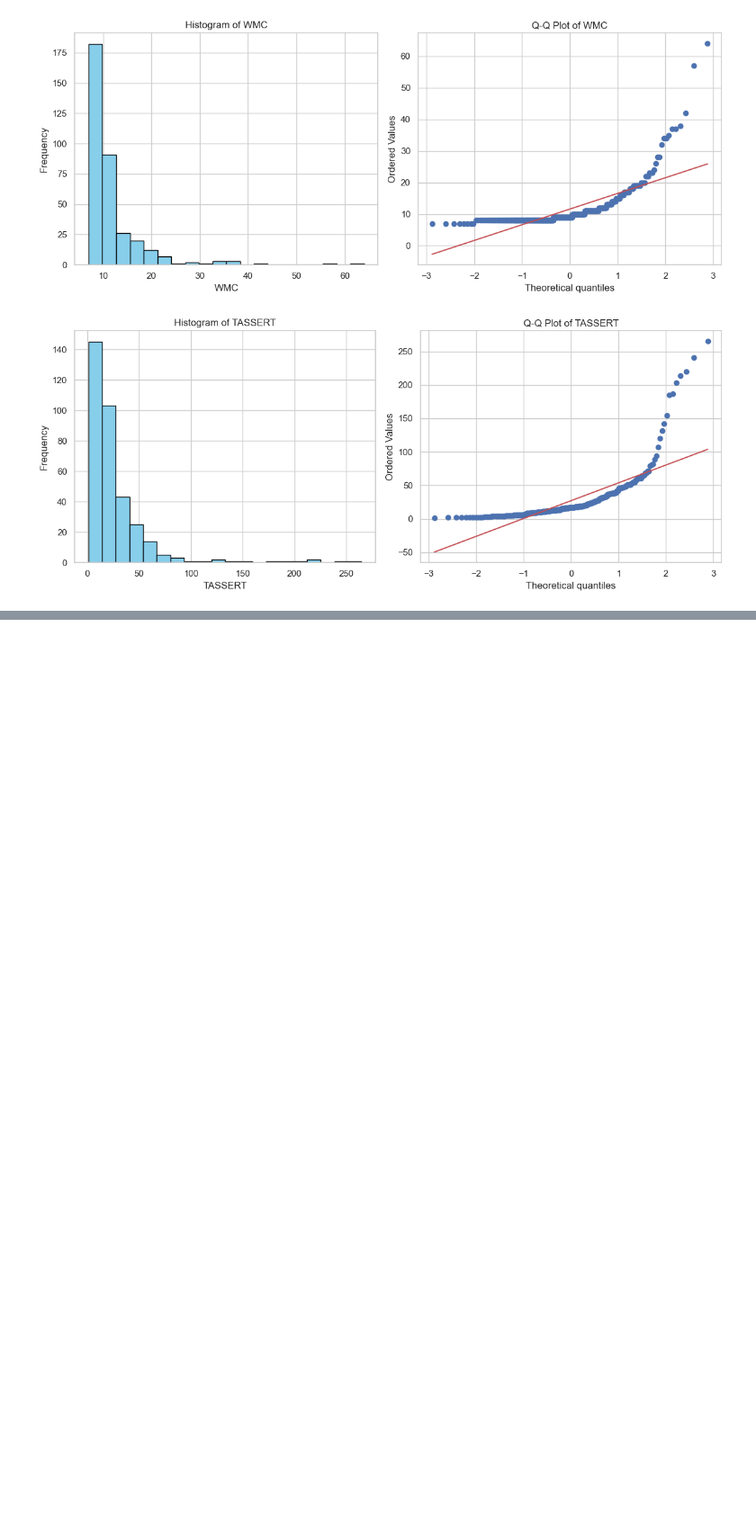
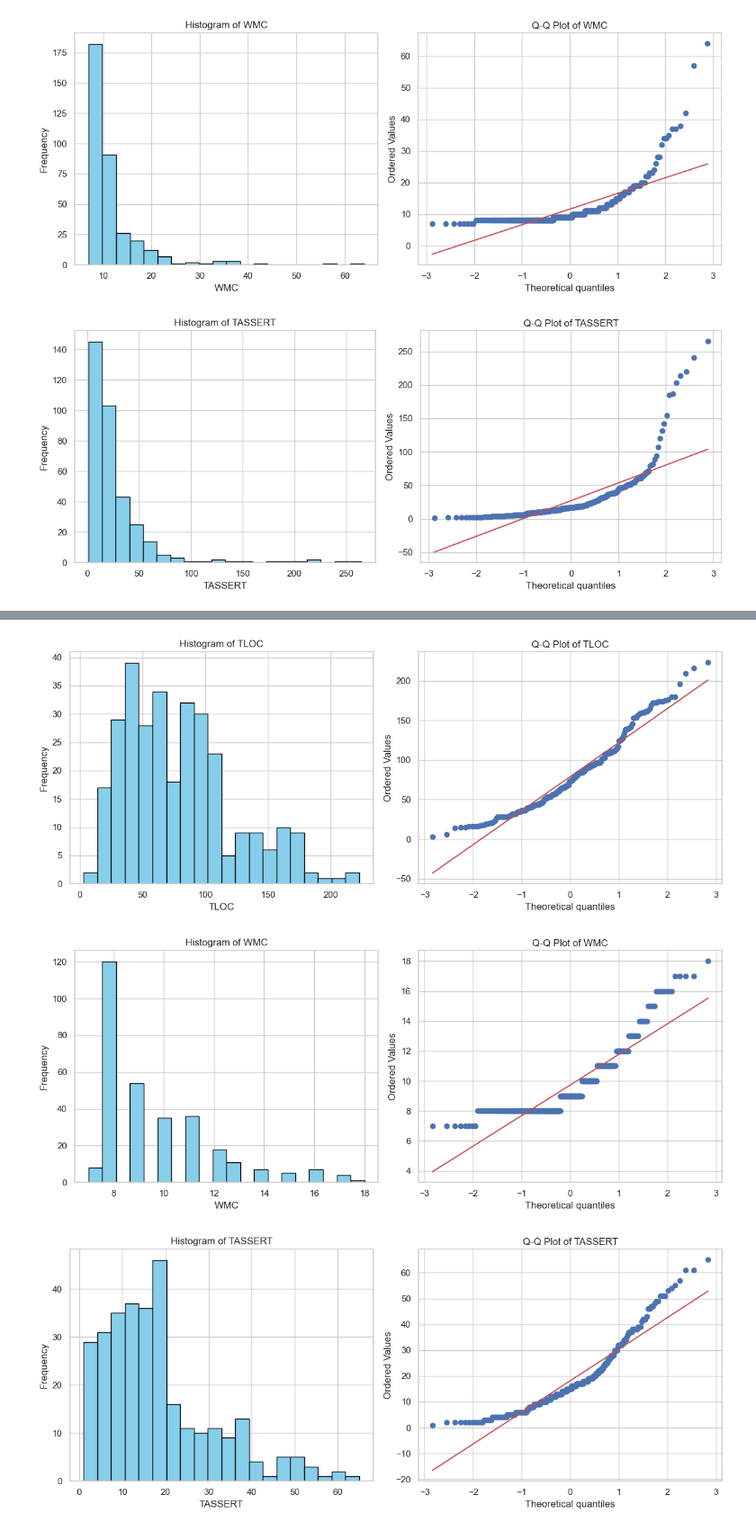
Before and after one commit to MahdiMoghadasi/IFT3913, a Jupyter notebook: TP3/tp3.ipynb, the cells around one changed output, grey strips where cells are left out. Shown: that part at 90% size. Saved outputs shown, nothing was run; the diff lists cells and outputs as text; code cells hidden in the pictures; blank space fills up the shorter version.

```diff
--- a/TP3/tp3.ipynb
+++ b/TP3/tp3.ipynb
@@ -170,0 +234,28 @@ spearman_corr_tloc_tassert, spearman_corr_wmc_tassert, slope_tassert_tloc_vis, i
+# %%
+import scipy.stats as stats
+
+# Function to create a histogram and a Q-Q plot for a given variable
+def plot_variable_distribution(data, variable_name):
+    fig, ax = plt.subplots(1, 2, figsize=(12, 5))
+
+    # Histogram
+    ax[0].hist(data[variable_name], bins=20, color='skyblue', edgecolor='black')
+    ax[0].set_title(f'Histogram of {variable_name}')
+    ax[0].set_xlabel(variable_name)
+    ax[0].set_ylabel('Frequency')
+
+    # Q-Q plot
+    stats.probplot(data[variable_name], dist="norm", plot=ax[1])
+    ax[1].set_title(f'Q-Q Plot of {variable_name}')
+
+    plt.tight_layout()
+    plt.show()
+
+# Plotting for TLOC, WMC, and TASSERT without outliers
+plot_variable_distribution(data_no_outliers, 'TLOC')
+plot_variable_distribution(data_no_outliers, 'WMC')
+plot_variable_distribution(data_no_outliers, 'TASSERT')
+# %% [output]
+[figure, added]
+[figure, added]
+[figure, added]
```
Also changed, not shown: parts of 7 cells of this notebook, 1 other file.
